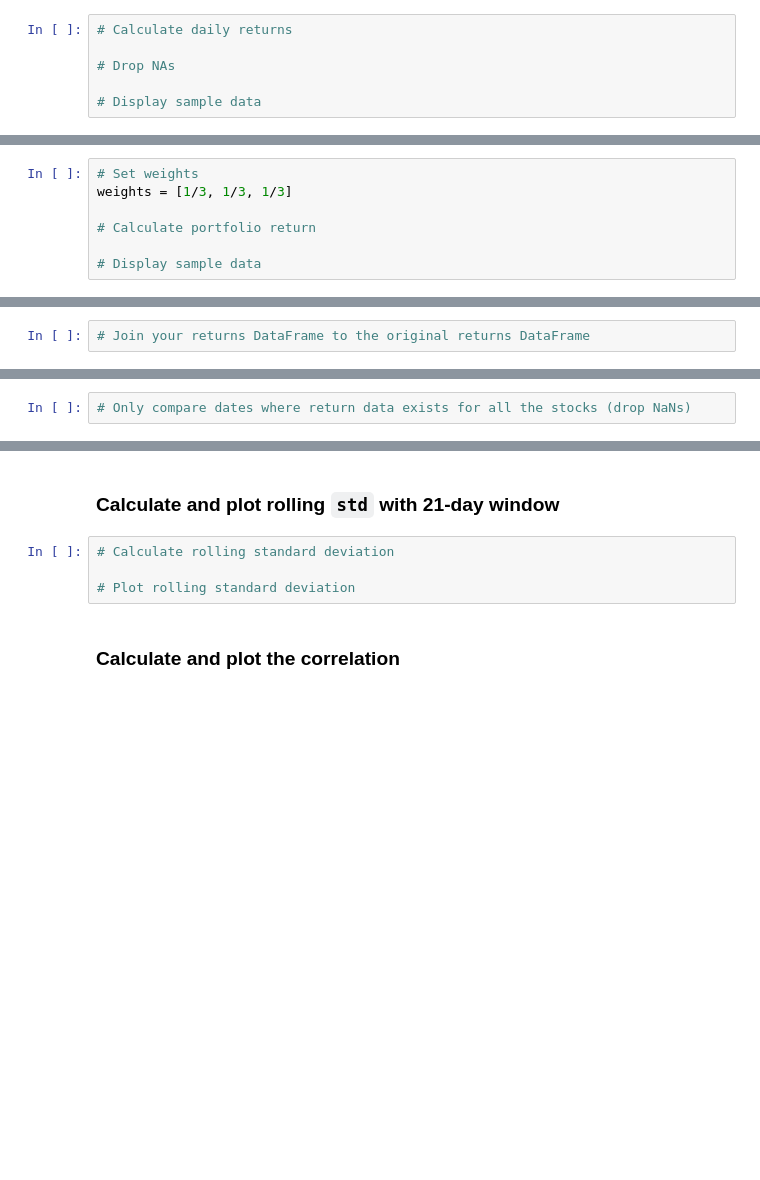
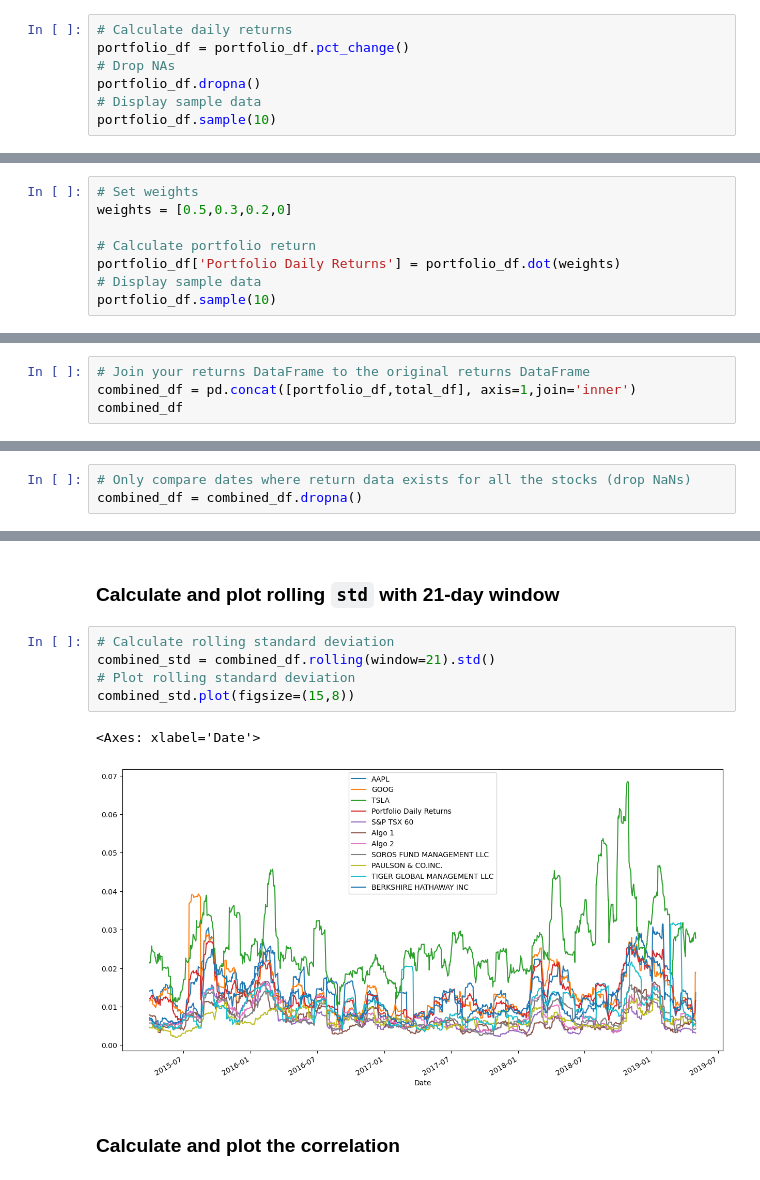
Before and after one commit to ScottyCodeman/pandas-homework, a Jupyter notebook: whale_analysis.ipynb, the cells around one changed output, grey strips where cells are left out. Saved outputs shown, nothing was run; the diff lists cells and outputs as text; blank space fills up the shorter version.

Commit message:
working on portfolio

```diff
--- a/whale_analysis.ipynb
+++ b/whale_analysis.ipynb
@@ -431,6 +509,7 @@ In this section, you will build your own portfolio of stocks, calculate the retu
 # %%
 # Calculate daily returns
-
+portfolio_df = portfolio_df.pct_change()
 # Drop NAs
-
+portfolio_df.dropna()
 # Display sample data
+portfolio_df.sample(10)
@@ -438,8 +530,9 @@ In this section, you will build your own portfolio of stocks, calculate the retu
 ## Calculate the weighted returns for the portfolio assuming an equal number of shares for each stock
 # %%
 # Set weights
-weights = [1/3, 1/3, 1/3]
+weights = [0.5,0.3,0.2,0]
 
 # Calculate portfolio return
-
+portfolio_df['Portfolio Daily Returns'] = portfolio_df.dot(weights)
 # Display sample data
+portfolio_df.sample(10)
@@ -447,3 +553,5 @@ weights = [1/3, 1/3, 1/3]
 ## Join your portfolio returns to the DataFrame that contains all of the portfolio returns
 # %%
 # Join your returns DataFrame to the original returns DataFrame
+combined_df = pd.concat([portfolio_df,total_df], axis=1,join='inner')
+combined_df
@@ -450,5 +573,6 @@ weights = [1/3, 1/3, 1/3]
 # %%
 # Only compare dates where return data exists for all the stocks (drop NaNs)
+combined_df = combined_df.dropna()
 # %% [markdown]
 ## Re-run the risk analysis with your portfolio to see how it compares to the others
 # %% [markdown]
@@ -459,8 +599,12 @@ weights = [1/3, 1/3, 1/3]
 ### Calculate and plot rolling `std` with 21-day window
 # %%
 # Calculate rolling standard deviation
-
+combined_std = combined_df.rolling(window=21).std()
 # Plot rolling standard deviation
+combined_std.plot(figsize=(15,8))
+# %% [output]
+<Axes: xlabel='Date'>
+[figure, added]
 # %% [markdown]
 ### Calculate and plot the correlation
 # %%
```
Also changed, not shown: parts of 22 cells of this notebook.
